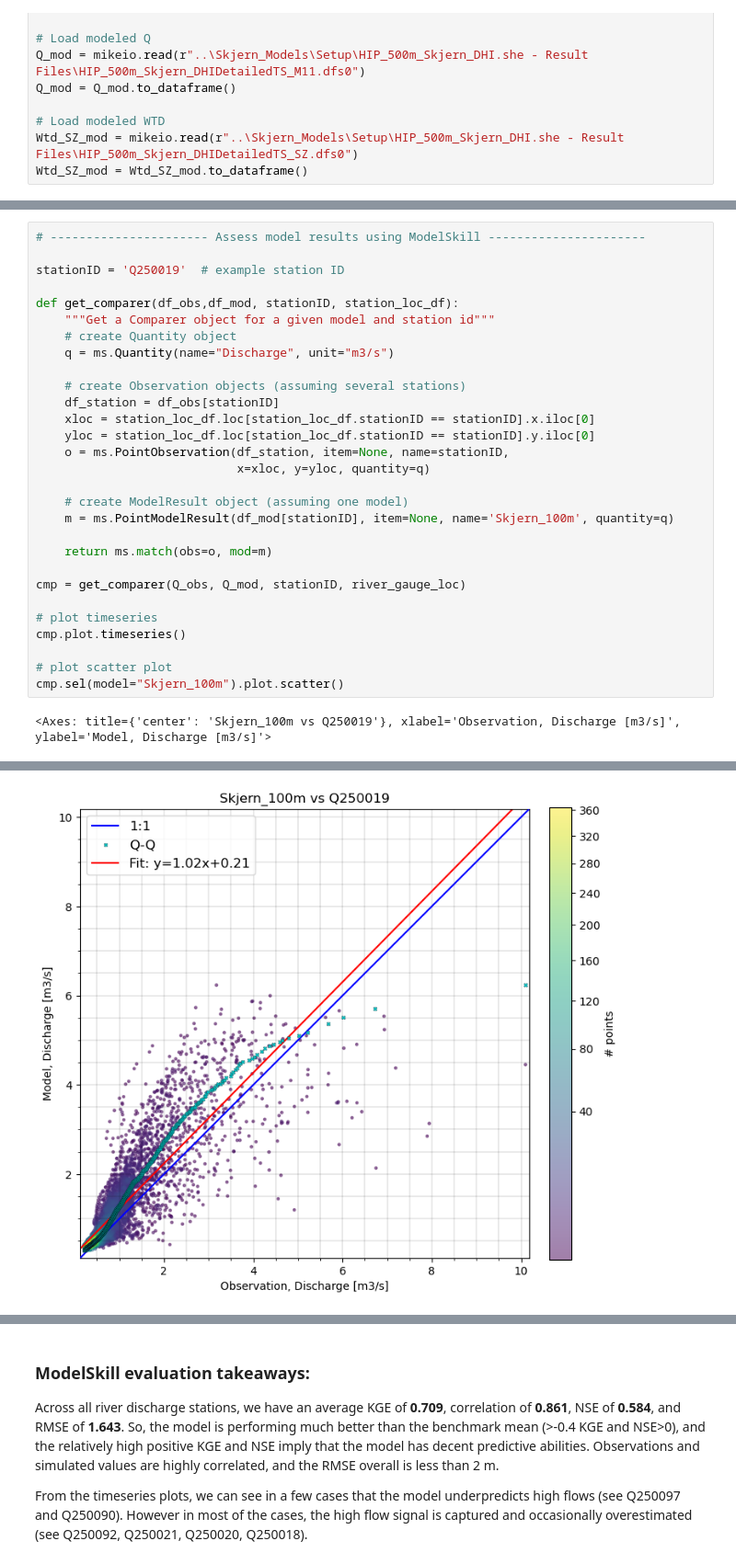
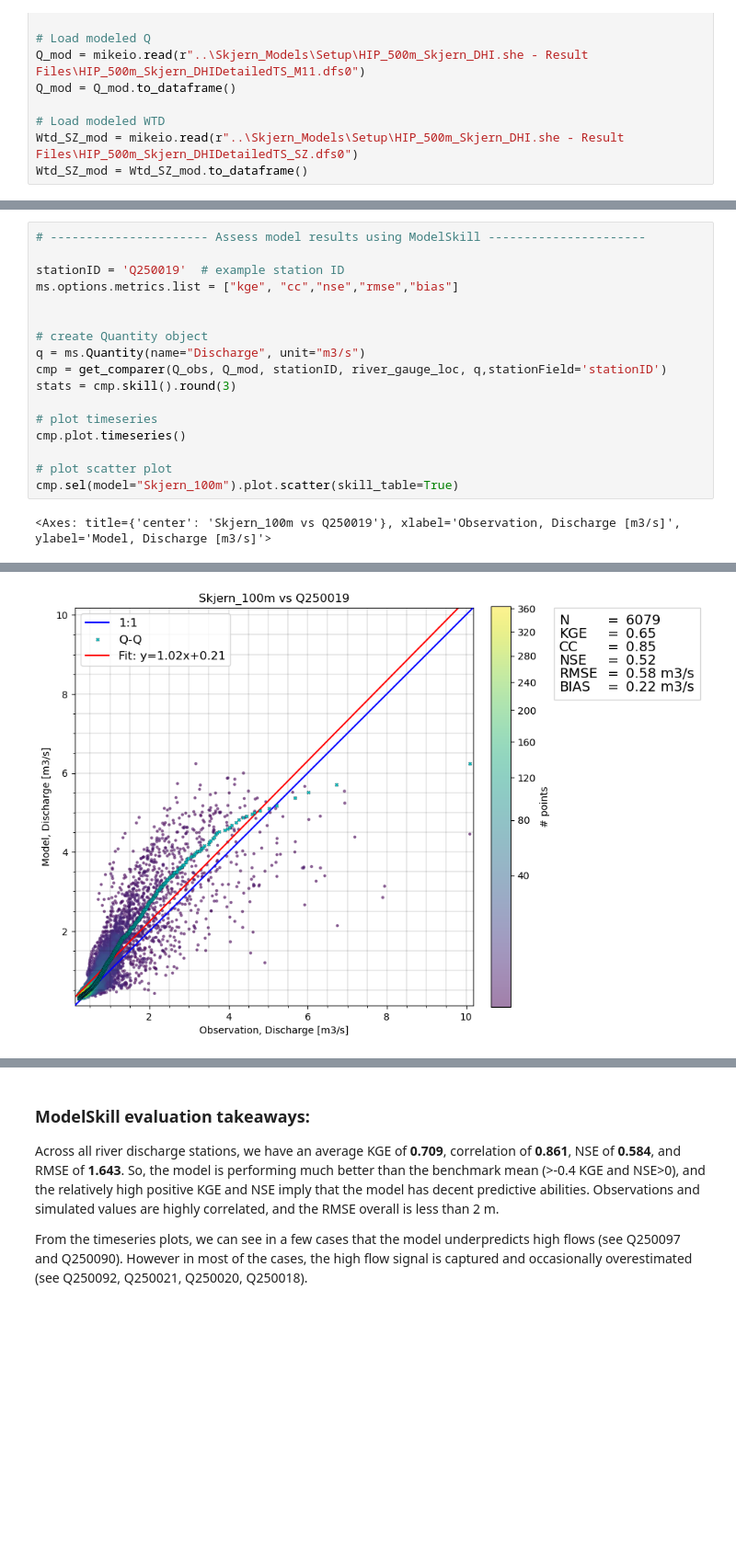
Before and after one commit to DHI/WaterBench-MIKESHE-Skjern, a Jupyter notebook: code/model_validation.ipynb, the cells around one changed output, grey strips where cells are left out. Shown at 92% size. Saved outputs shown, nothing was run; the diff lists cells and outputs as text; blank space fills up the shorter version.

Commit message:
clean model validation script

```diff
--- a/code/model_validation.ipynb
+++ b/code/model_validation.ipynb
@@ -203,34 +170,22 @@ Text(0.02, 0.5, 'Discharge (m³/s)')
 # %%
 # ---------------------- Assess model results using ModelSkill ----------------------
 
 stationID = 'Q250019'  # example station ID
+ms.options.metrics.list = ["kge", "cc","nse","rmse","bias"]
 
-def get_comparer(df_obs,df_mod, stationID, station_loc_df):
-    """Get a Comparer object for a given model and station id"""
-    # create Quantity object
-    q = ms.Quantity(name="Discharge", unit="m3/s")
 
-    # create Observation objects (assuming several stations)
-    df_station = df_obs[stationID]
-    xloc = station_loc_df.loc[station_loc_df.stationID == stationID].x.iloc[0]
-    yloc = station_loc_df.loc[station_loc_df.stationID == stationID].y.iloc[0]
-    o = ms.PointObservation(df_station, item=None, name=stationID,
-                            x=xloc, y=yloc, quantity=q)
-
-    # create ModelResult object (assuming one model)
-    m = ms.PointModelResult(df_mod[stationID], item=None, name='Skjern_100m', quantity=q)
-
-    return ms.match(obs=o, mod=m)
-
-cmp = get_comparer(Q_obs, Q_mod, stationID, river_gauge_loc)
+# create Quantity object
+q = ms.Quantity(name="Discharge", unit="m3/s")
+cmp = get_comparer(Q_obs, Q_mod, stationID, river_gauge_loc, q,stationField='stationID')
+stats = cmp.skill().round(3)
 
 # plot timeseries
 cmp.plot.timeseries()
 
 # plot scatter plot
-cmp.sel(model="Skjern_100m").plot.scatter()
+cmp.sel(model="Skjern_100m").plot.scatter(skill_table=True)
 # %% [output]
 <Axes: title={'center': 'Skjern_100m vs Q250019'}, xlabel='Observation, Discharge [m3/s]', ylabel='Model, Discharge [m3/s]'>
 [figure]
-[figure, old version]
+[figure, new version]
 # %%
```
Also changed, not shown: parts of 8 cells of this notebook, 3 other files.
